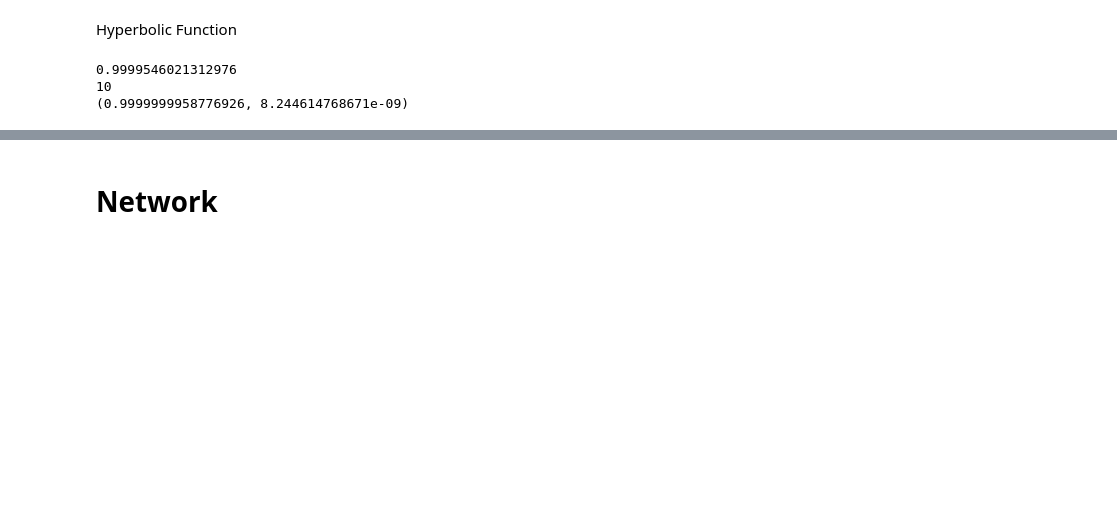
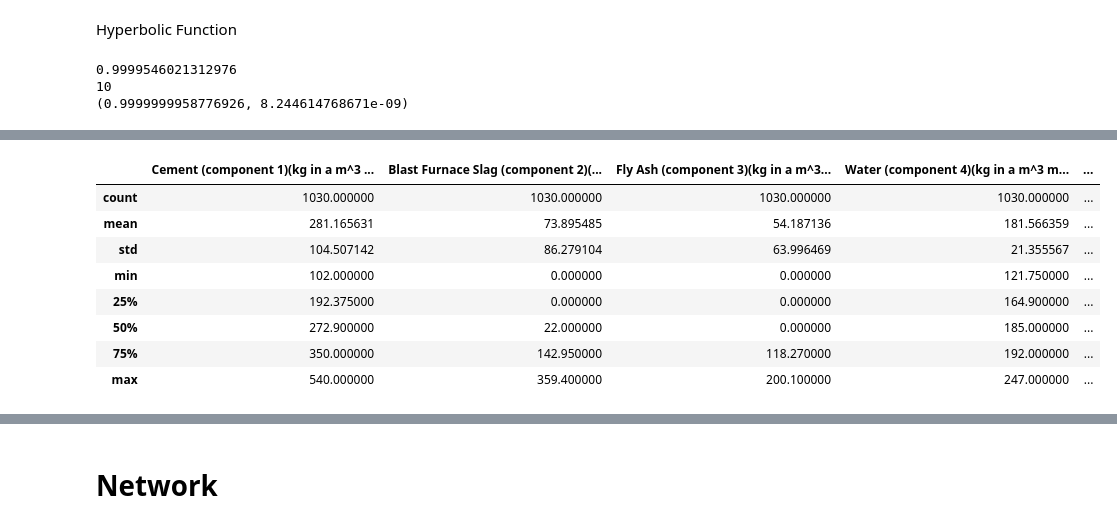
Before and after one commit to mssomie/Deep-Neural-Network, a Jupyter notebook: Concrete_Strength_Prediction.ipynb, the cells around one changed output, grey strips where cells are left out. Cells and saved outputs as stored; diff of their text form; code cells hidden in the pictures; blank space fills up the shorter version.

```diff
--- a/Concrete_Strength_Prediction.ipynb
+++ b/Concrete_Strength_Prediction.ipynb
@@ -34,0 +94,13 @@ print(hyberbolic_tangent(10))
+# %%
+# view summary statistics
+concrete_data.describe()
+# %% [output]
+|  | Cement (component 1)(kg in a m^3 ... | Blast Furnace Slag (component 2)(... | Fly Ash (component 3)(kg in a m^3... | Water (component 4)(kg in a m^3 m... | ... |
+| count | 1030.000000 | 1030.000000 | 1030.000000 | 1030.000000 | ... |
+| mean | 281.165631 | 73.895485 | 54.187136 | 181.566359 | ... |
+| std | 104.507142 | 86.279104 | 63.996469 | 21.355567 | ... |
+| min | 102.000000 | 0.000000 | 0.000000 | 121.750000 | ... |
+| 25% | 192.375000 | 0.000000 | 0.000000 | 164.900000 | ... |
+| 50% | 272.900000 | 22.000000 | 0.000000 | 185.000000 | ... |
+| 75% | 350.000000 | 142.950000 | 118.270000 | 192.000000 | ... |
+| max | 540.000000 | 359.400000 | 200.100000 | 247.000000 | ... |
```
Also changed, not shown: parts of 11 cells of this notebook.
